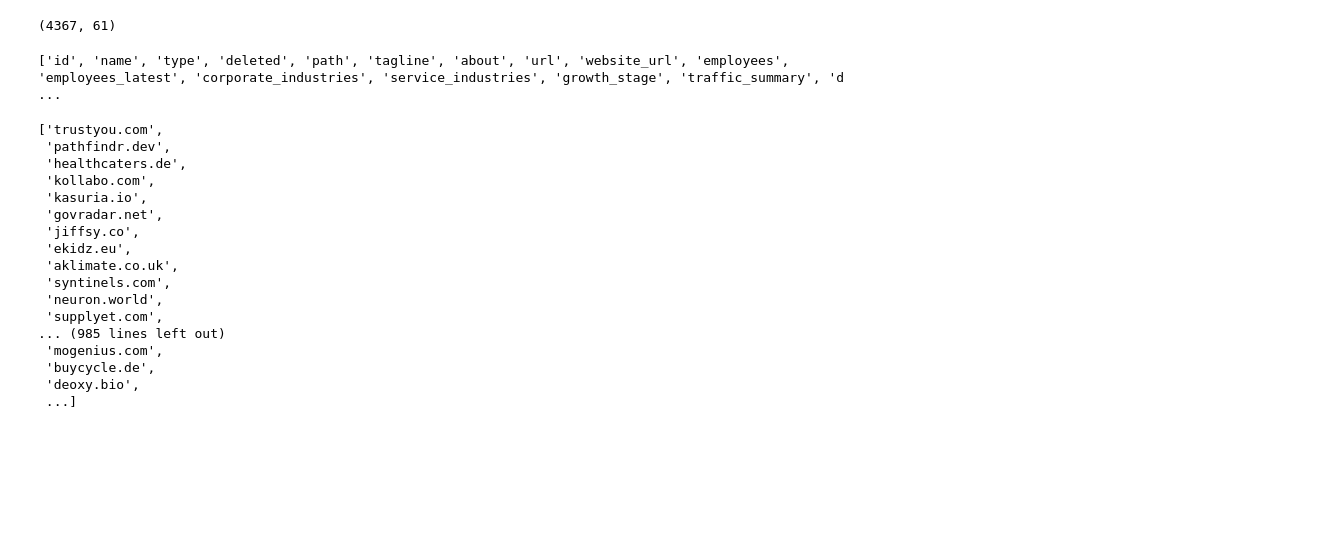
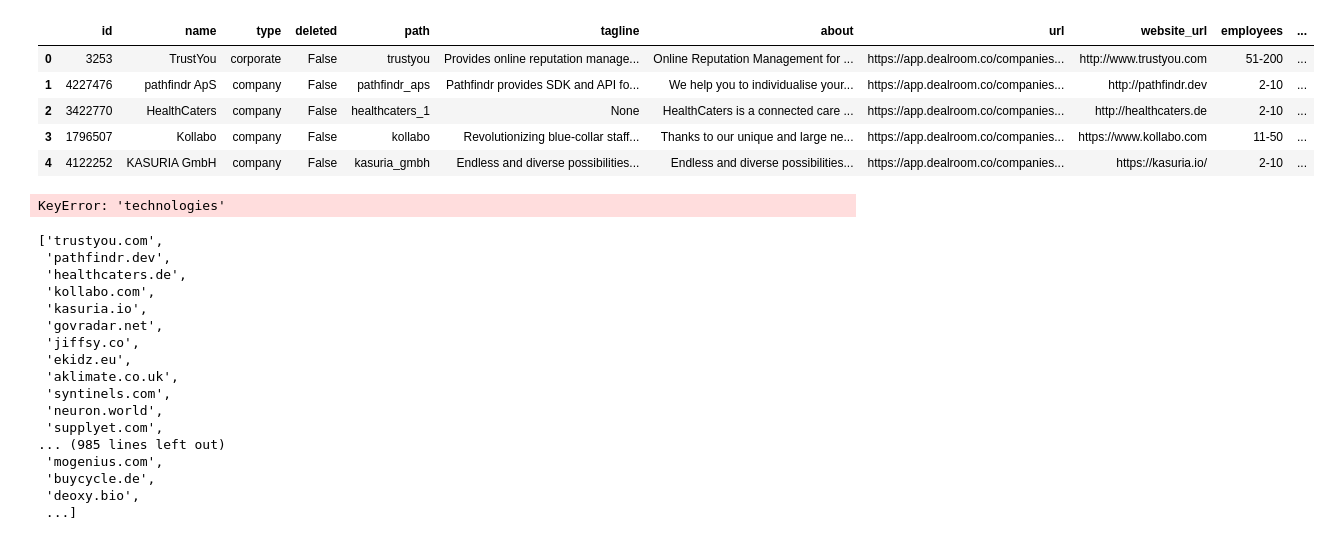
Before and after one commit to FriedrichHermann/Jarvis, a Jupyter notebook: Data_Clean.ipynb, the cells around one changed output. Cells and saved outputs as stored; diff of their text form; code cells hidden in the pictures; blank space fills up the shorter version.

```diff
--- a/Data_Clean.ipynb
+++ b/Data_Clean.ipynb
@@ -14,12 +13,18 @@ pd.set_option('display.max_columns', None)
 pd.set_option('display.width', 2000)
 # %%
 #Load the data
-a=open("/notebooks/API Calls and Datacleaning/Data/data.json")
+a=open("/Users/klaus/Documents/Jarvis Data/Data/data (1).json")
 data=json.load(a)
 df_json=json_normalize(data,sep="->")
 df_json.shape
+df_json.head()
 # %% [output]
-(4367, 61)
+|  | id | name | type | deleted | path | tagline | about | url | website_url | employees | ... |
+| 0 | 3253 | TrustYou | corporate | False | trustyou | Provides online reputation manage... | Online Reputation Management for ... | https://app.dealroom.co/companies... | http://www.trustyou.com | 51-200 | ... |
+| 1 | 4227476 | pathfindr ApS | company | False | pathfindr_aps | Pathfindr provides SDK and API fo... | We help you to individualise your... | https://app.dealroom.co/companies... | http://pathfindr.dev | 2-10 | ... |
+| 2 | 3422770 | HealthCaters | company | False | healthcaters_1 | None | HealthCaters is a connected care ... | https://app.dealroom.co/companies... | http://healthcaters.de | 2-10 | ... |
+| 3 | 1796507 | Kollabo | company | False | kollabo | Revolutionizing blue-collar staff... | Thanks to our unique and large ne... | https://app.dealroom.co/companies... | https://www.kollabo.com | 11-50 | ... |
+| 4 | 4122252 | KASURIA GmbH | company | False | kasuria_gmbh | Endless and diverse possibilities... | Endless and diverse possibilities... | https://app.dealroom.co/companies... | https://kasuria.io/ | 2-10 | ... |
 # %%
 # one hot encode the inputs of technologies
 from sklearn.preprocessing import MultiLabelBinarizer
@@ -29,8 +34,9 @@ df = df_json.join(pd.DataFrame(mlb.fit_transform(df_json.pop('technologies')),
                                index=df_json.index))
 
 print(list(df.columns))
+df.head()
 # %% [output]
-['id', 'name', 'type', 'deleted', 'path', 'tagline', 'about', 'url', 'website_url', 'employees', 'employees_latest', 'corporate_industries', 'service_industries', 'growth_stage', 'traffic_summary', 'd ...
+KeyError: 'technologies'
 # %%
 #prepare columns on which the tables can be merged
 %store -r stat_webs
```
Also changed, not shown: parts of 9 cells of this notebook, 11 other files.
